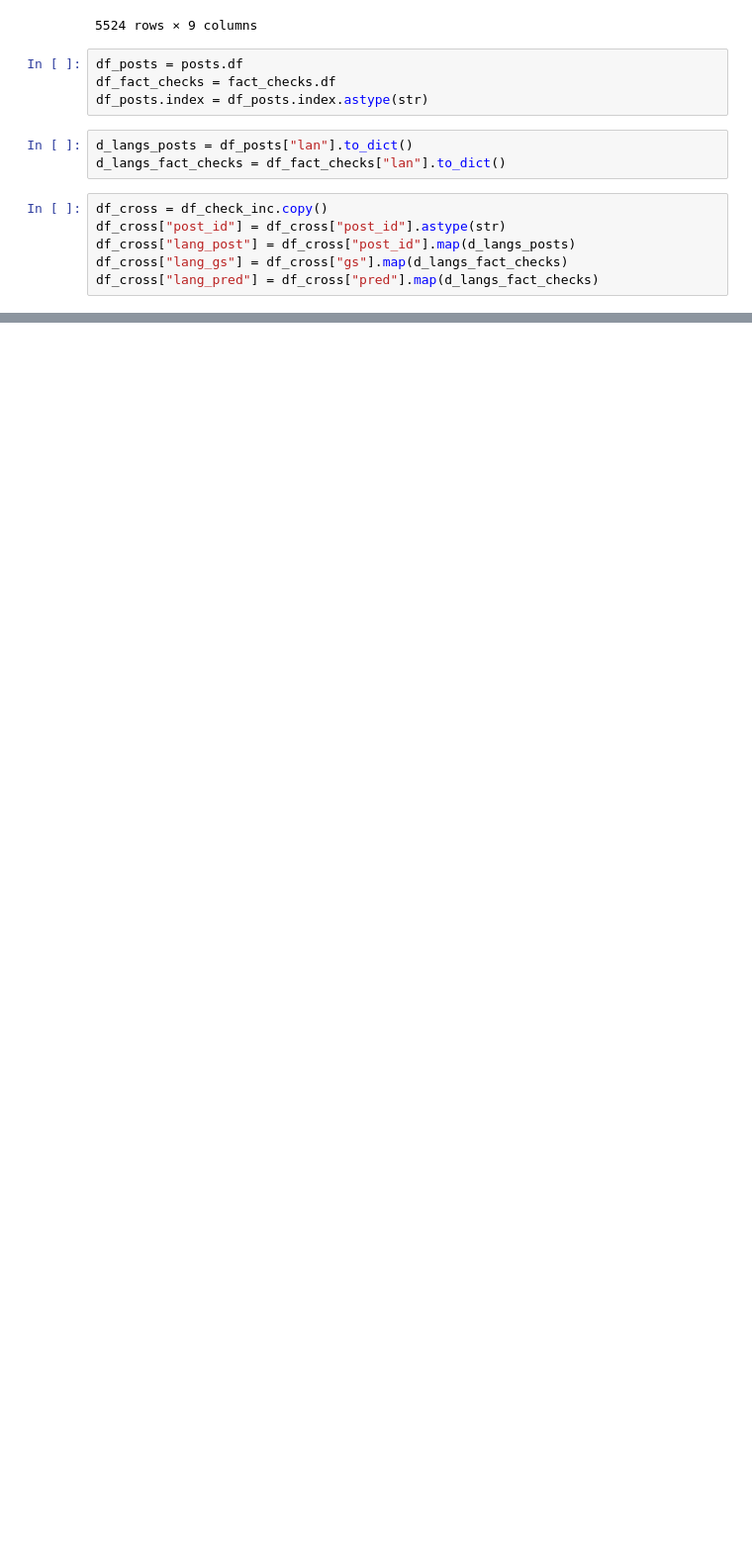
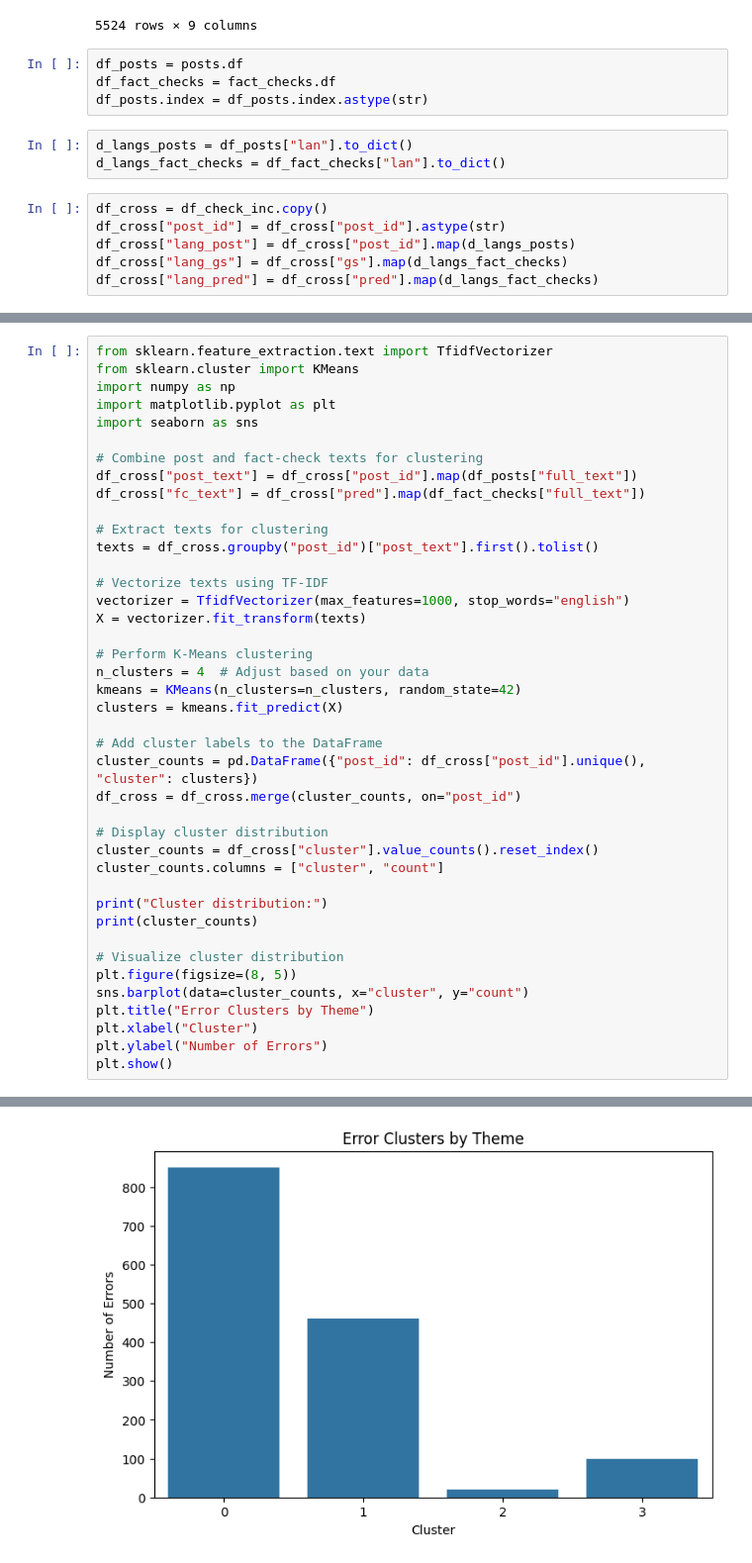
Before and after one commit to BecTome/semeval25-FactCheckedClaimRetrieval, a Jupyter notebook: nbs/error_analysis/cross-lingual.ipynb, the cells around one changed output, grey strips where cells are left out. Shown at 99% size. Cells and saved outputs as stored; diff of their text form; blank space fills up the shorter version.

```diff
--- a/nbs/error_analysis/cross-lingual.ipynb
+++ b/nbs/error_analysis/cross-lingual.ipynb
@@ -129,0 +212,42 @@ df_cross
+# %%
+from sklearn.feature_extraction.text import TfidfVectorizer
+from sklearn.cluster import KMeans
+import numpy as np
+import matplotlib.pyplot as plt
+import seaborn as sns
+
+# Combine post and fact-check texts for clustering
+df_cross["post_text"] = df_cross["post_id"].map(df_posts["full_text"])
+df_cross["fc_text"] = df_cross["pred"].map(df_fact_checks["full_text"])
+
+# Extract texts for clustering
+texts = df_cross.groupby("post_id")["post_text"].first().tolist()
+
+# Vectorize texts using TF-IDF
+vectorizer = TfidfVectorizer(max_features=1000, stop_words="english")
+X = vectorizer.fit_transform(texts)
+
+# Perform K-Means clustering
+n_clusters = 4  # Adjust based on your data
+kmeans = KMeans(n_clusters=n_clusters, random_state=42)
+clusters = kmeans.fit_predict(X)
+
+# Add cluster labels to the DataFrame
+cluster_counts = pd.DataFrame({"post_id": df_cross["post_id"].unique(), "cluster": clusters})
+df_cross = df_cross.merge(cluster_counts, on="post_id")
+
+# Display cluster distribution
+cluster_counts = df_cross["cluster"].value_counts().reset_index()
+cluster_counts.columns = ["cluster", "count"]
+
+print("Cluster distribution:")
+print(cluster_counts)
+
+# Visualize cluster distribution
+plt.figure(figsize=(8, 5))
+sns.barplot(data=cluster_counts, x="cluster", y="count")
+plt.title("Error Clusters by Theme")
+plt.xlabel("Cluster")
+plt.ylabel("Number of Errors")
+plt.show()
+# %% [output]
@@ -129,0 +260 @@ df_cross
+[figure, added]
```
Also changed, not shown: parts of 26 cells of this notebook, 1 other file.
